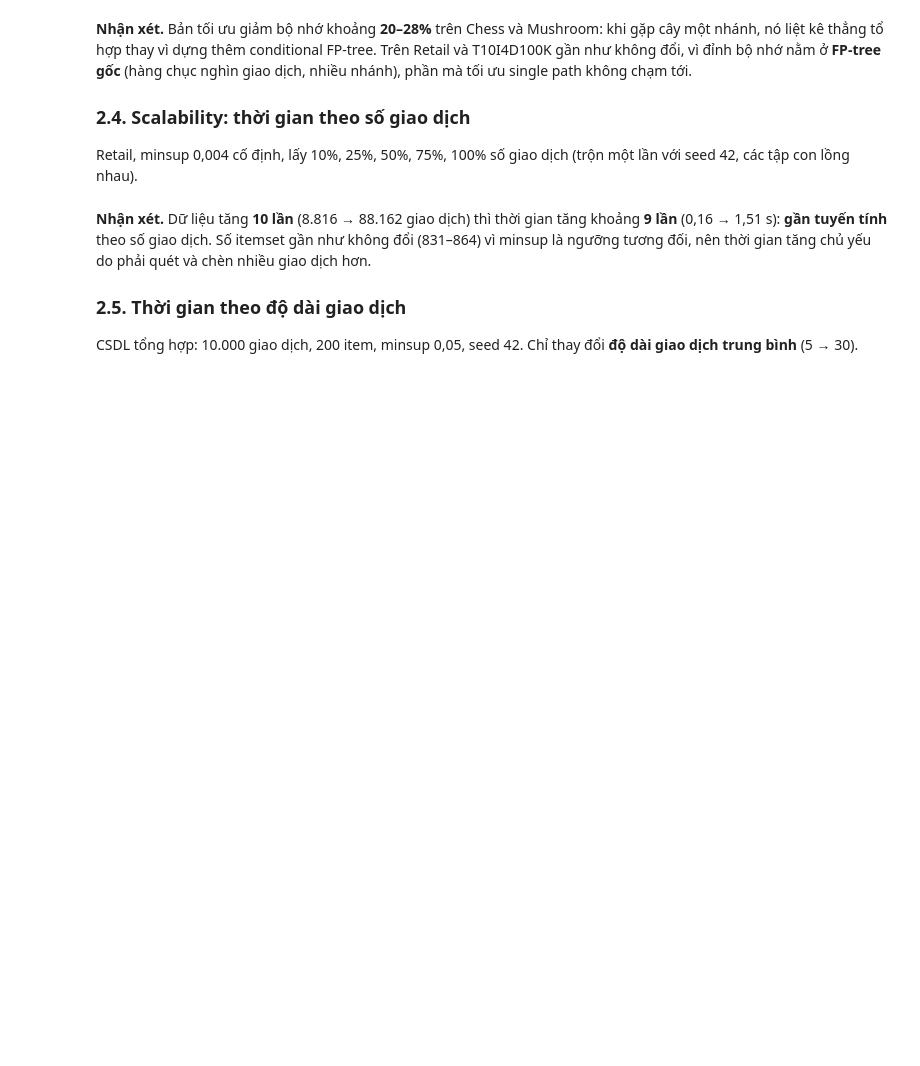
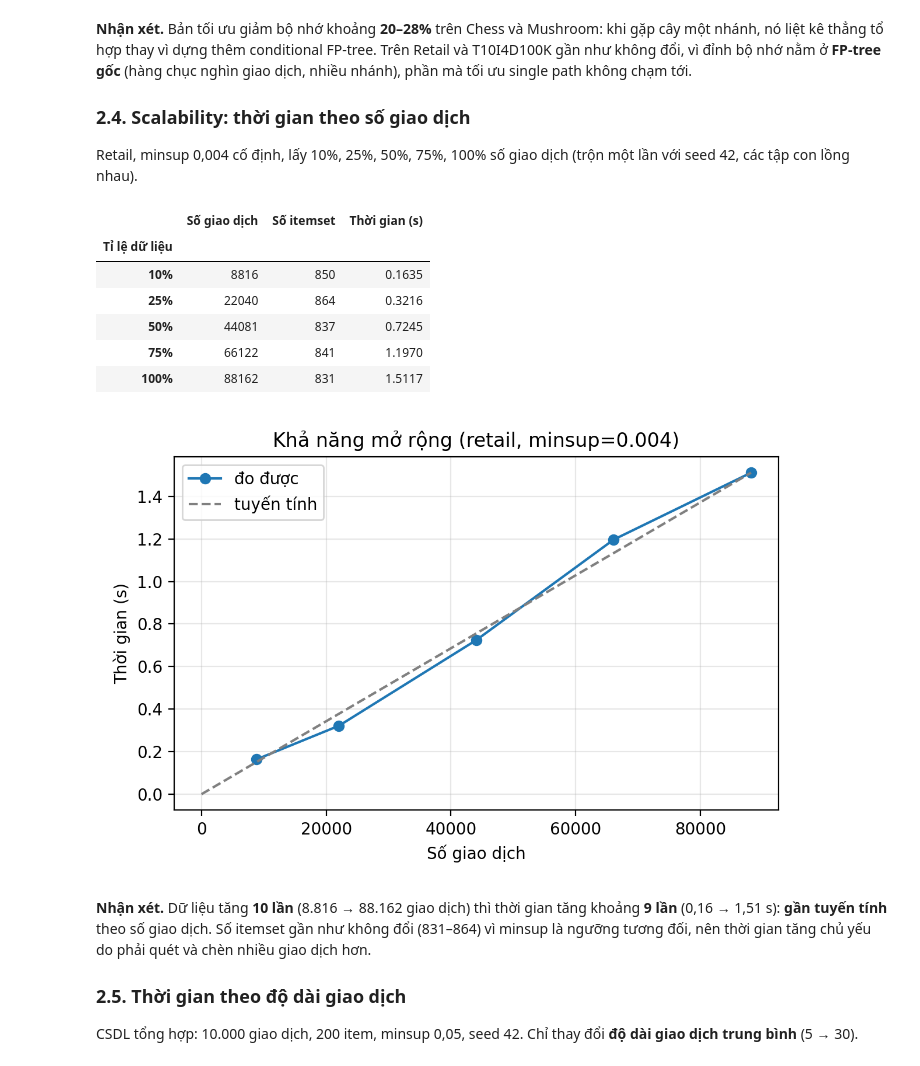
Before and after one commit to KhoaTranFitus/Frequent_Itemset, a Jupyter notebook: notebooks/demo.ipynb, the cells around one changed output. Cells and saved outputs as stored; diff of their text form; code cells hidden in the pictures; blank space fills up the shorter version.

```diff
--- a/notebooks/demo.ipynb
+++ b/notebooks/demo.ipynb
@@ -156,8 +229,21 @@ Retail, minsup 0,004 cố định, lấy 10%, 25%, 50%, 75%, 100% số giao dị
 seed 42, các tập con lồng nhau).
 # %%
 sc = pd.read_csv(f"{EXP}/scalability.csv")
-display(sc)
+display(pd.DataFrame({
+    "Tỉ lệ dữ liệu": (sc["fraction"] * 100).astype(int).astype(str) + "%",
+    "Số giao dịch": sc["transactions"], "Số itemset": sc["itemsets"],
+    "Thời gian (s)": sc["t_opt_s"],
+}).set_index("Tỉ lệ dữ liệu"))
 hinh("scalability")
+# %% [output]
+|  | Số giao dịch | Số itemset | Thời gian (s) |
+| Tỉ lệ dữ liệu |  |  |  |
+| 10% | 8816 | 850 | 0.1635 |
+| 25% | 22040 | 864 | 0.3216 |
+| 50% | 44081 | 837 | 0.7245 |
+| 75% | 66122 | 841 | 1.1970 |
+| 100% | 88162 | 831 | 1.5117 |
+[figure, added]
 # %% [markdown]
 **Nhận xét.** Dữ liệu tăng **10 lần** (8.816 → 88.162 giao dịch) thì thời gian tăng khoảng
 **9 lần** (0,16 → 1,51 s): **gần tuyến tính** theo số giao dịch. Số itemset gần như không đổi
```
Also changed, not shown: parts of 49 cells of this notebook, 8 other files.
